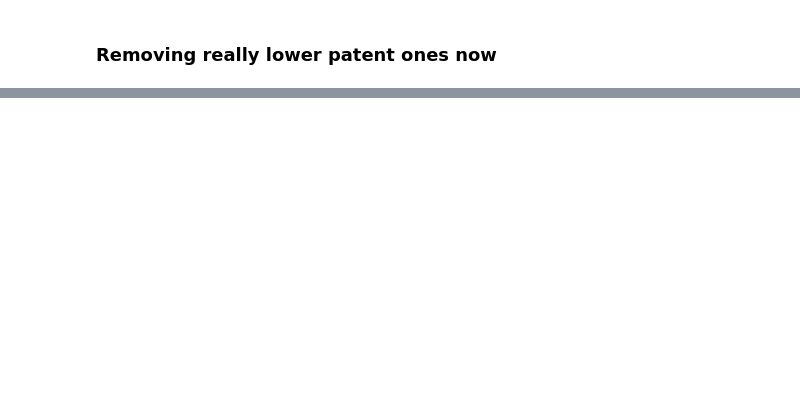
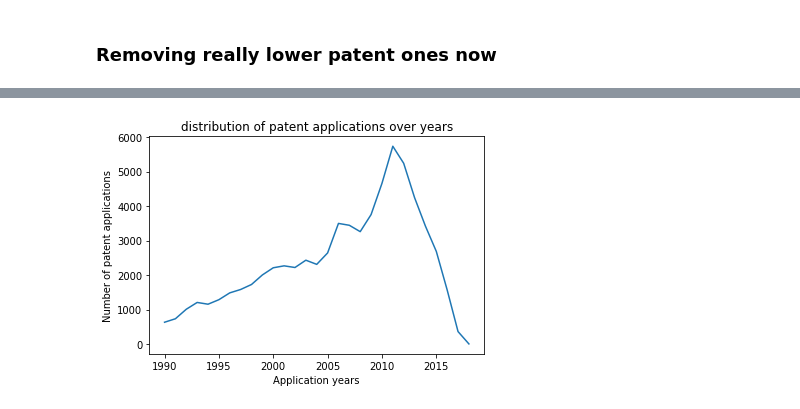
Before and after one commit to HassanSherwani/Topic_Modeling_concepts, a Jupyter notebook: Updated_top_mod/Firms-Preprocessing.ipynb, the cells around one changed output, grey strips where cells are left out. Drawn from its saved outputs; the diff is of its cells as text; code cells hidden in the pictures; blank space fills up the shorter version.

```diff
--- a/Updated_top_mod/Firms-Preprocessing.ipynb
+++ b/Updated_top_mod/Firms-Preprocessing.ipynb
@@ -358,0 +337,4 @@ len(patents_new['assignee'])
+# %%
+patent['assignee'] = patent['assignee'].str.replace(",","")
+# %%
+patent['assignee'] = patent['assignee'].str.replace(".","")
@@ -358,0 +605,3 @@ len(patents_new['assignee'])
+# %%
+filling_date= patent.earliest_filing_date
+patent['application_date']= pd.to_datetime(filling_date)
@@ -358,0 +633,11 @@ len(patents_new['assignee'])
+# %%
+dist=patent.groupby(patent.application_date.dt.year).granted.count()
+# %%
+dist.plot()
+plt.xlabel('Application years')
+plt.ylabel('Number of patent applications')
+plt.title('distribution of patent applications over years')
+#plt.legend()
+plt.show()
+# %% [output]
+[figure, added]
```
Also changed, not shown: parts of 74 cells of this notebook.
